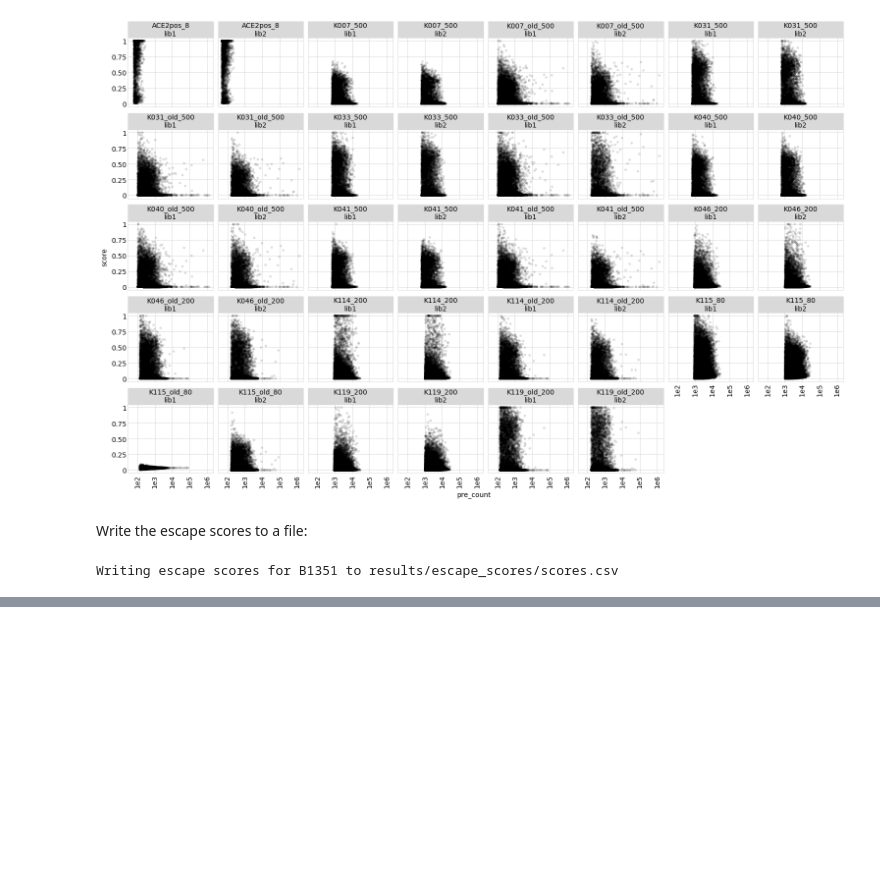
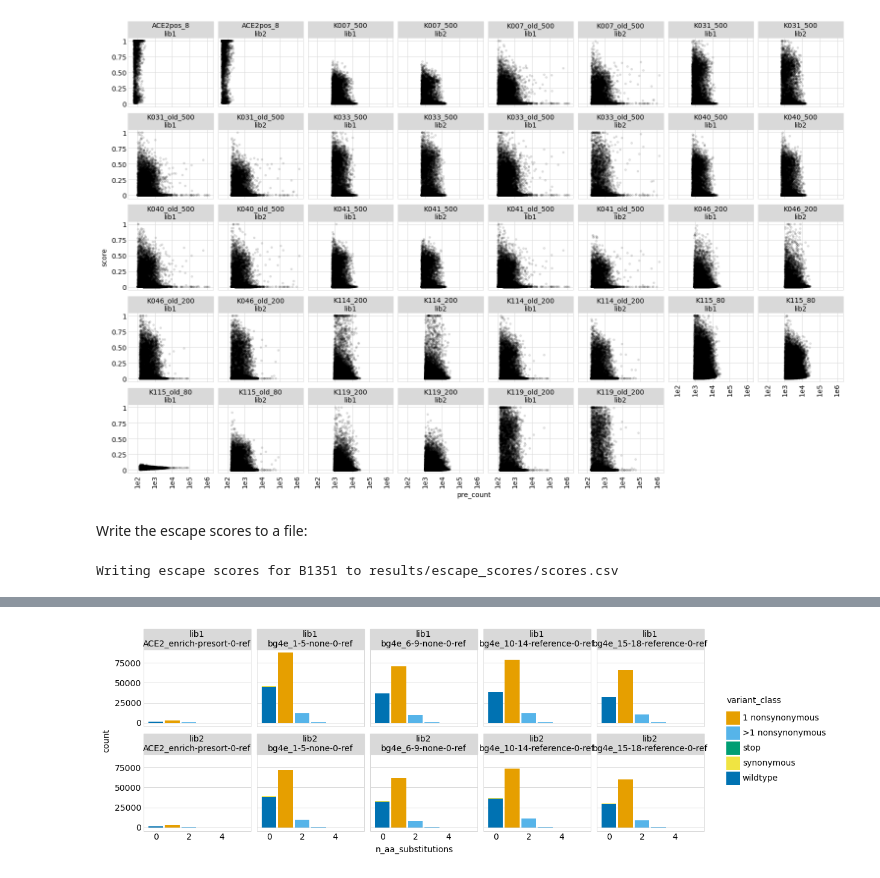
Before and after one commit to jbloomlab/SARS-CoV-2-RBD_B.1.351, a Jupyter notebook: counts_to_scores.ipynb, the cells around one changed output, grey strips where cells are left out. Drawn from its saved outputs; the diff is of its cells as text; code cells hidden in the pictures; blank space fills up the shorter version.

```diff
--- a/counts_to_scores.ipynb
+++ b/counts_to_scores.ipynb
@@ -712,0 +717,6 @@ Writing escape scores for B1351 to results/escape_scores/scores.csv
+# %%
+escape_scores_primary = (escape_scores.query('pass_pre_count_filter == True')
+                        )
+
+display(HTML(escape_scores_primary.head().to_html()))
+print(f"Read {len(escape_scores_primary)} scores.")
@@ -712,0 +735,18 @@ Writing escape scores for B1351 to results/escape_scores/scores.csv
+# %%
+p = (ggplot(escape_scores_primary) +
+     aes('n_aa_substitutions', fill='variant_class') +
+     geom_bar() +
+     facet_wrap('~library + pre_sample', ncol=5) +
+     theme(
+#            figure_size=(3.3 * escape_scores_primary['pre_sample'].nunique(),
+#                         2 * escape_scores_primary['library'].nunique()),
+         figure_size=(12, 4),
+           panel_grid_major_x=element_blank(),
+           ) +
+     scale_fill_manual(values=CBPALETTE[1:]) +
+     expand_limits(y=(0, 1))
+     )
+
+_ = p.draw()
+# %% [output]
+[figure, added]
```
Also changed, not shown: parts of 19 cells of this notebook, 31 other files.
